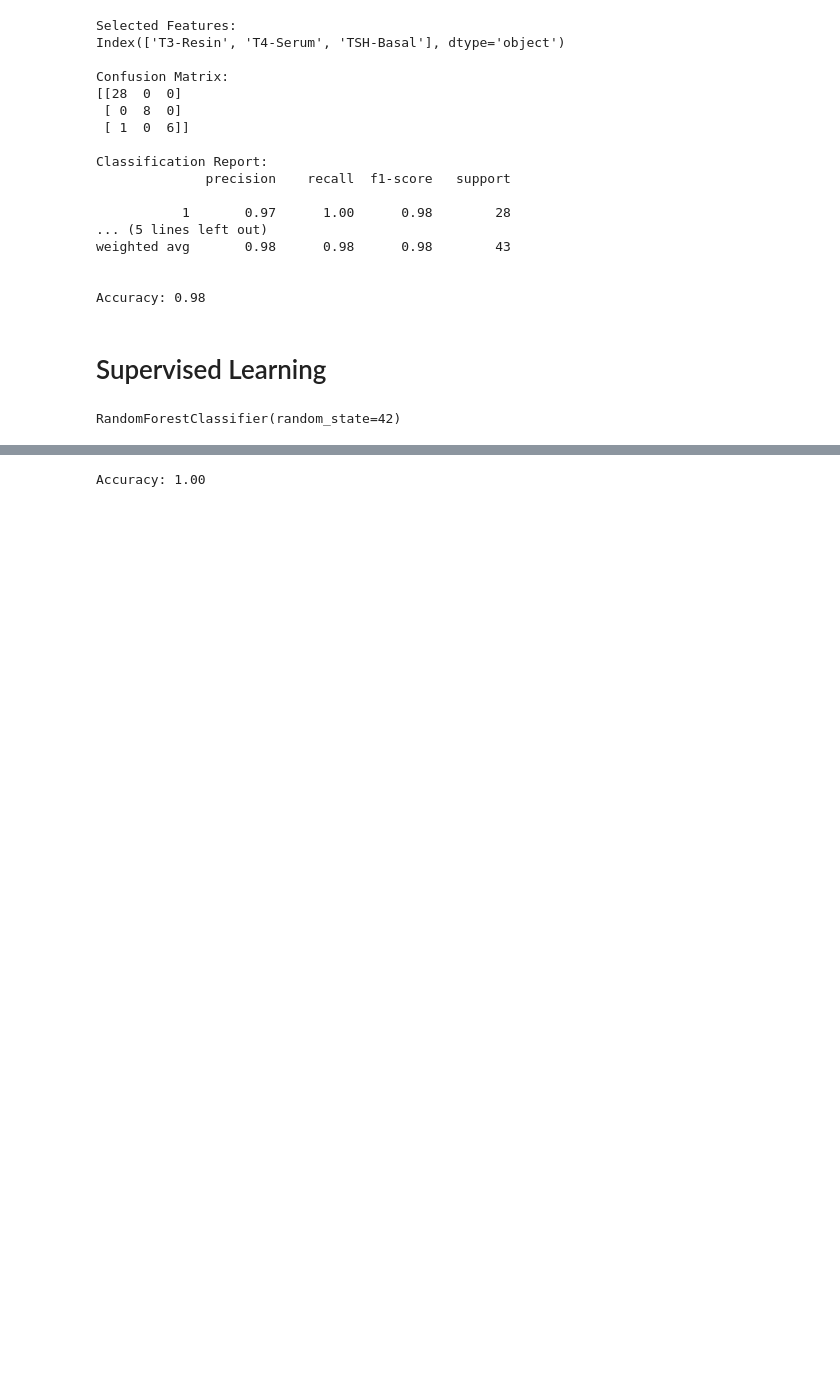
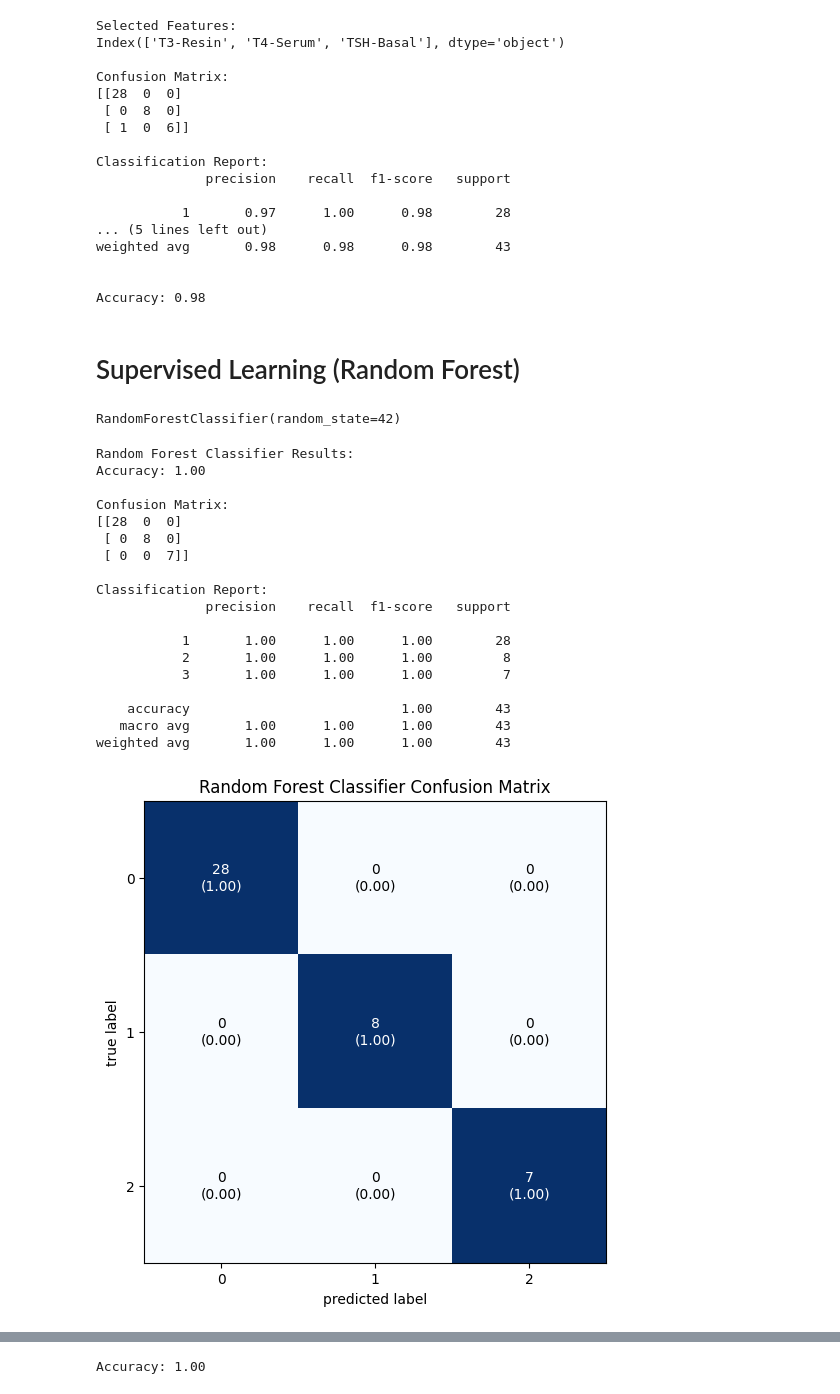
Before and after one commit to LokeRuiKee/CompBioI, a Jupyter notebook: Group 8 Project.ipynb, the cells around one changed output, grey strips where cells are left out. Drawn from its saved outputs; the diff is of its cells as text; code cells hidden in the pictures; blank space fills up the shorter version.

```diff
--- a/Group 8 Project.ipynb
+++ b/Group 8 Project.ipynb
@@ -1440,7 +1439,7 @@ weighted avg       0.98      0.98      0.98        43
 
 Accuracy: 0.98
 # %% [markdown]
-# Supervised Learning
+# Supervised Learning (Random Forest)
 # %%
 #Chapter 5: Supervised Learning
 #5.1: Random Forest Classifier (RFC)
@@ -1472,3 +1471,57 @@ rf_classifier = RandomForestClassifier(n_estimators=100, random_state=42)
 rf_classifier.fit(X_train, y_train)
 # %% [output]
 RandomForestClassifier(random_state=42)
+# %%
+from sklearn.ensemble import RandomForestClassifier
+
+# ... (Previous code remains unchanged)
+
+# Split the dataset into training and testing sets
+X_train, X_test, y_train, y_test = train_test_split(X, y, test_size=0.2, random_state=42)
+
+# Initialize a Random Forest classifier
+rf_classifier = RandomForestClassifier(random_state=42)
+
+# Train the model
+rf_classifier.fit(X_train, y_train)
+
+# Make predictions on the testing data
+y_pred_rf = rf_classifier.predict(X_test)
+
+# Evaluate the model performance
+accuracy_rf = accuracy_score(y_test, y_pred_rf)
+conf_matrix_rf = confusion_matrix(y_test, y_pred_rf)
+classification_rep_rf = classification_report(y_test, y_pred_rf)
+
+# Display the results
+print("\nRandom Forest Classifier Results:")
+print(f"Accuracy: {accuracy_rf:.2f}")
+print("\nConfusion Matrix:")
+print(conf_matrix_rf)
+print("\nClassification Report:")
+print(classification_rep_rf)
+
+# Plot Confusion Matrix
+plot_confusion_matrix(conf_matrix_rf, figsize=(6, 6), show_normed=True)
+plt.title('Random Forest Classifier Confusion Matrix')
+plt.show()
+# %% [output]
+Random Forest Classifier Results:
+Accuracy: 1.00
+
+Confusion Matrix:
+[[28  0  0]
+ [ 0  8  0]
+ [ 0  0  7]]
+
+Classification Report:
+              precision    recall  f1-score   support
+
+           1       1.00      1.00      1.00        28
+           2       1.00      1.00      1.00         8
+           3       1.00      1.00      1.00         7
+
+    accuracy                           1.00        43
+   macro avg       1.00      1.00      1.00        43
+weighted avg       1.00      1.00      1.00        43
+[figure, added]
```
Also changed, not shown: parts of 19 cells of this notebook.
